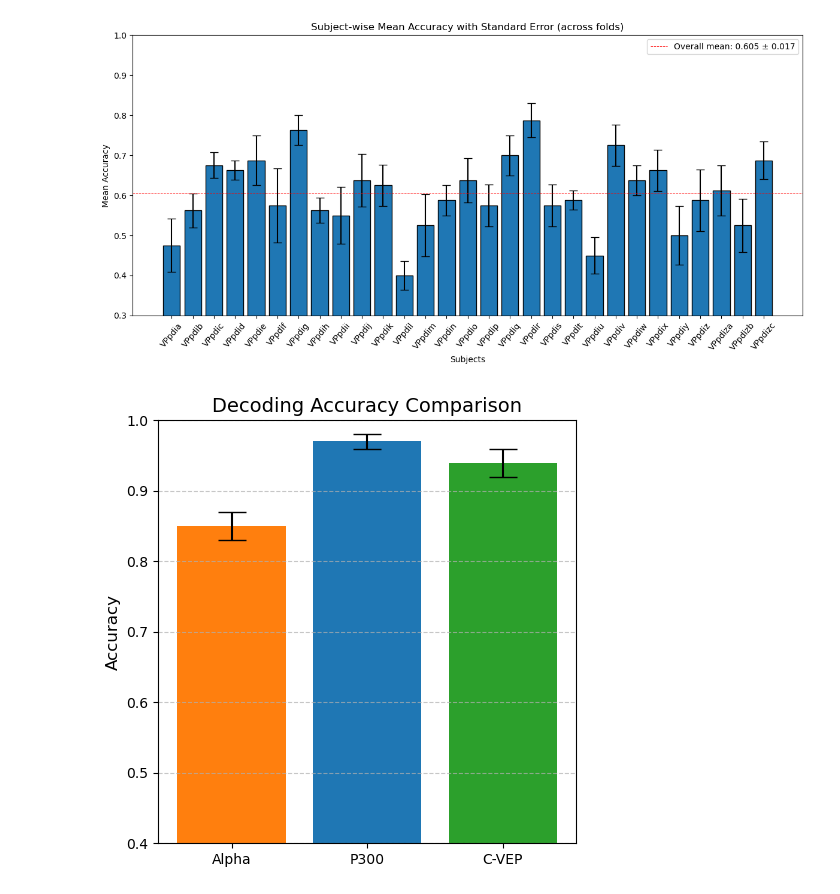
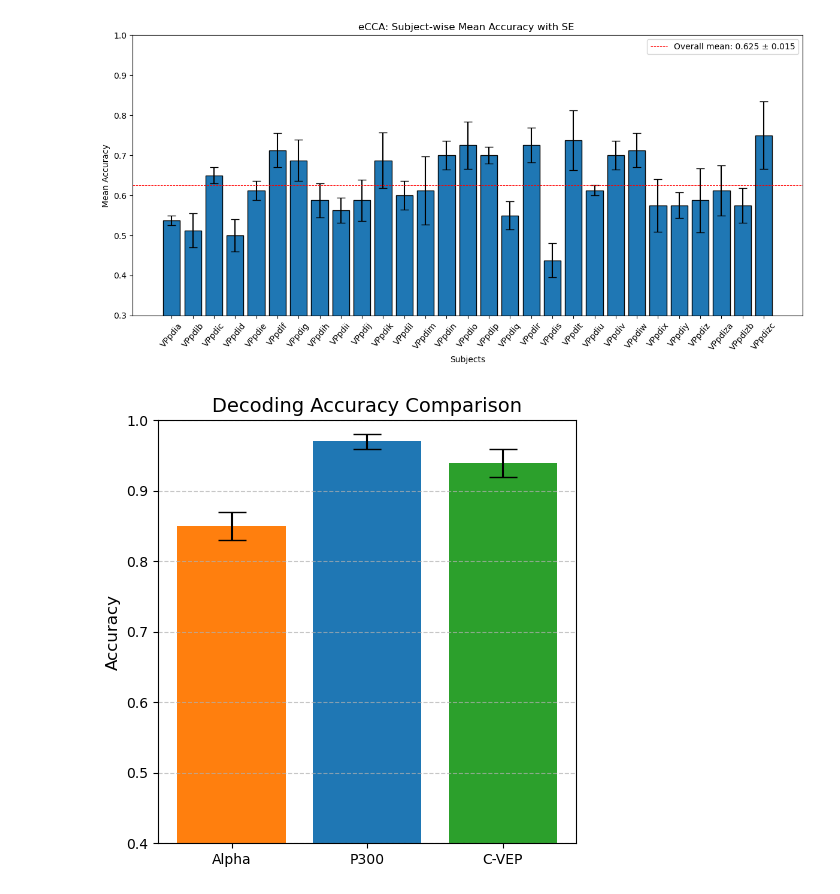
Before and after one commit to rvodila/Decoding-Covert-Attention-2025, a Jupyter notebook: Notebooks/cvep/ecca.ipynb, the cells around one changed output. Cells and saved outputs as stored; diff of their text form; code cells hidden in the pictures.

```diff
--- a/Notebooks/cvep/ecca.ipynb
+++ b/Notebooks/cvep/ecca.ipynb
@@ -42,7 +42,7 @@ for i_subject, subject in enumerate(subjects):
 
         # Load data
         file_dir = os.path.join(derivatives_dir, 'preprocessed', "cvep", f"sub-{subject}")
-        fn = os.path.join(file_dir, f"sub-{subject}_task-{task}_cvep.npz")
+        fn = os.path.join(file_dir, f"sub-{subject}_task-{task}_cvep_64_icaspace.npz")
         tmp = np.load(fn)
         fs = int(tmp["fs"])
         X = tmp["X"]
@@ -80,37 +95,37 @@ LinAlgError: singular matrix
 import matplotlib.pyplot as plt
 import numpy as np
 
 # Compute subject-level mean accuracy and per-subject SE (across folds)
-subject_means = np.mean(accuracy[:, 0, :], axis=1)
-subject_se = np.std(accuracy[:, 0, :], ddof=1, axis=1) / np.sqrt(accuracy.shape[2])
+subject_means = np.mean(accuracy[:, 1, :], axis=1)
+subject_se = np.std(accuracy[:, 1, :], ddof=1, axis=1) / np.sqrt(accuracy.shape[2])
 
 # Compute overall mean accuracy and SE (based on subject means only)
 overall_mean = np.mean(subject_means)
 overall_se = np.std(subject_means, ddof=1) / np.sqrt(len(subject_means))
 
 # Create a bar plot for each subject
 fig, ax = plt.subplots(figsize=(12, 6))
 subject_indices = np.arange(len(subject_means))
 ax.bar(subject_indices, subject_means, yerr=subject_se, capsize=5, color="tab:blue", edgecolor="black")
 ax.set_xticks(subject_indices)
 # You can use subject IDs or numbers; here we'll assume subjects is a list of strings
 subject_labels = subjects
 ax.set_ylim(0.3,1)
 ax.set_xticklabels(subject_labels, rotation=50)
 ax.set_xlabel("Subjects")
 ax.set_ylabel("Mean Accuracy")
-ax.set_title("Subject-wise Mean Accuracy with Standard Error (across folds)")
+ax.set_title("eCCA: Subject-wise Mean Accuracy with SE ")
 
 # Add overall mean accuracy as a horizontal line with a shaded area for overall SE
 ax.axhline(overall_mean, color="red", linestyle="--", linewidth = 0.7, label=f"Overall mean: {overall_mean:.3f} ± {overall_se:.3f}")
 ax.axhline(1, color="grey", linestyle="--", linewidth = 0.7)
 #ax.fill_between(subject_indices, overall_mean - overall_se, overall_mean + overall_se, color="red", alpha=0.2)
 
 ax.legend()
 plt.tight_layout()
 plt.show()
 # %% [output]
-[figure, old version]
+[figure, new version]
 # %%
 import matplotlib.pyplot as plt
 
```
Also changed, not shown: parts of 1 cell of this notebook, 10 other files.
